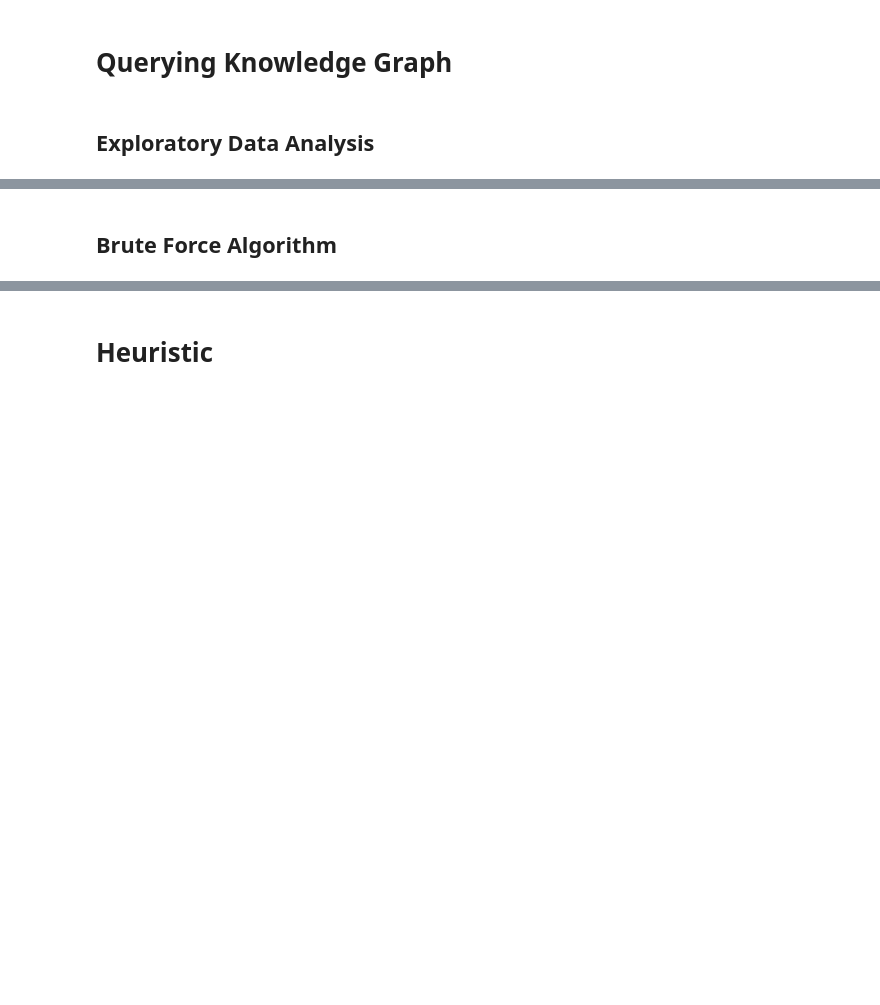
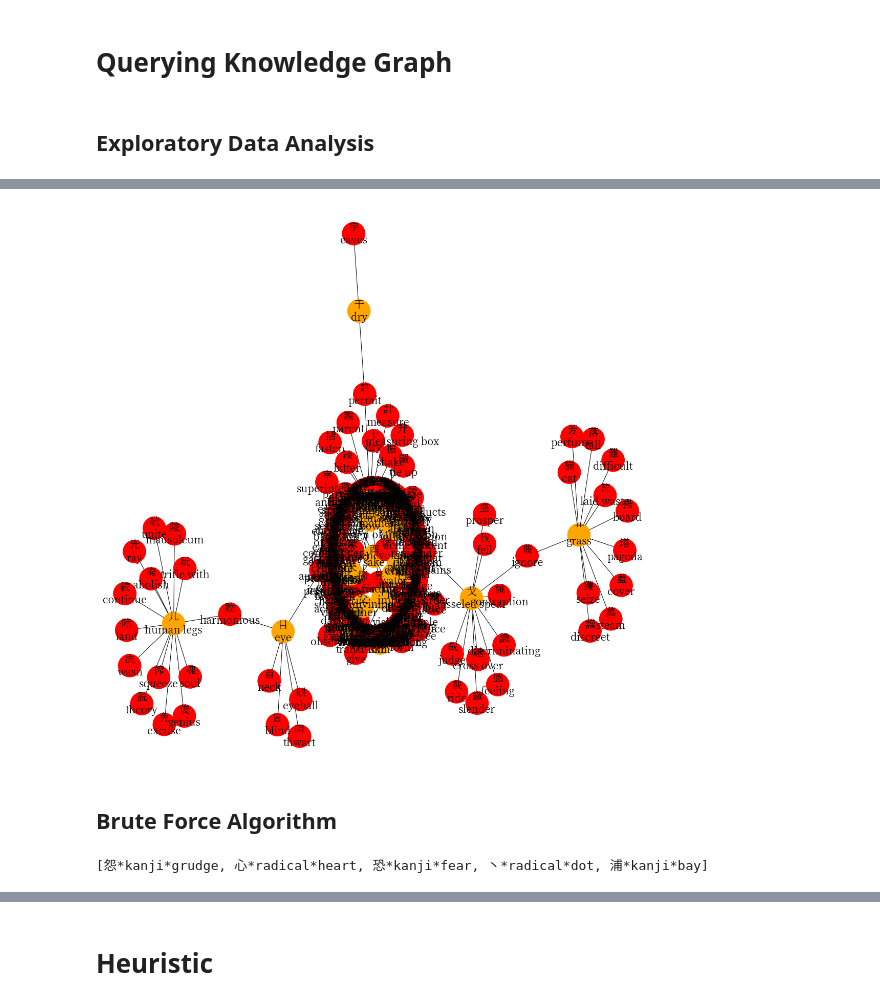
Before and after one commit to Ifkarsyah/kanjigen, a Jupyter notebook: kanjigen-be/s2_networkx/TA2 - v2.ipynb, the cells around one changed output, grey strips where cells are left out. Drawn from its saved outputs; the diff is of its cells as text; code cells hidden in the pictures; blank space fills up the shorter version.

```diff
--- a/kanjigen-be/s2_networkx/TA2 - v2.ipynb
+++ b/kanjigen-be/s2_networkx/TA2 - v2.ipynb
@@ -197,7 +201,7 @@ def convert_into_kanjigen_edges(data_edges: list):
     for kanji, radical_list in data_edges.items():
         kanji_node = get_node(kanjigen_nodes, kanji, 'kanji')
         if kanji_node == None:
-            print(kanji)
+            continue
         for r in radical_list:
             radical_node = get_node(kanjigen_nodes, r, 'radical')
             kanjigen_edges.append( (kanji_node, radical_node) )
@@ -235,5 +221,5 @@ import networkx as nx
 # %%
 G = nx.Graph()
 # %%
-G.add_nodes_from(g_nodes)
+G.add_nodes_from(kanjigen_nodes)
 list(G.nodes())[:10]
@@ -318,13 +352,17 @@ print(nx.info(G))
 # %%
-visualize_graph(Graph=G.subgraph(random.sample(G.nodes, 100)), figsize=(5,5))
+visualize_graph(Graph=G.subgraph(random.sample(G.nodes, 300)), figsize=(15,15), node_size=2000)
+# %% [output]
+[figure, added]
 # %% [markdown]
 ## Brute Force Algorithm
 # %%
-kin = get_node(list_node, '怨', 'kanji')
-kout = get_node(list_node, '浦', 'kanji')
+kin = get_node(kanjigen_nodes, '怨', 'kanji')
+kout = get_node(kanjigen_nodes, '浦', 'kanji')
 
 result_shortest_path = nx.shortest_path(G, source=kin, target=kout)
 print(result_shortest_path)
+# %% [output]
+[怨*kanji*grudge, 心*radical*heart, 恐*kanji*fear, 丶*radical*dot, 浦*kanji*bay]
 # %%
 MO_raw = ['怨','姻','桜']
 MD_raw = ['浦','奥','媛']
```
Also changed, not shown: parts of 20 cells of this notebook.
